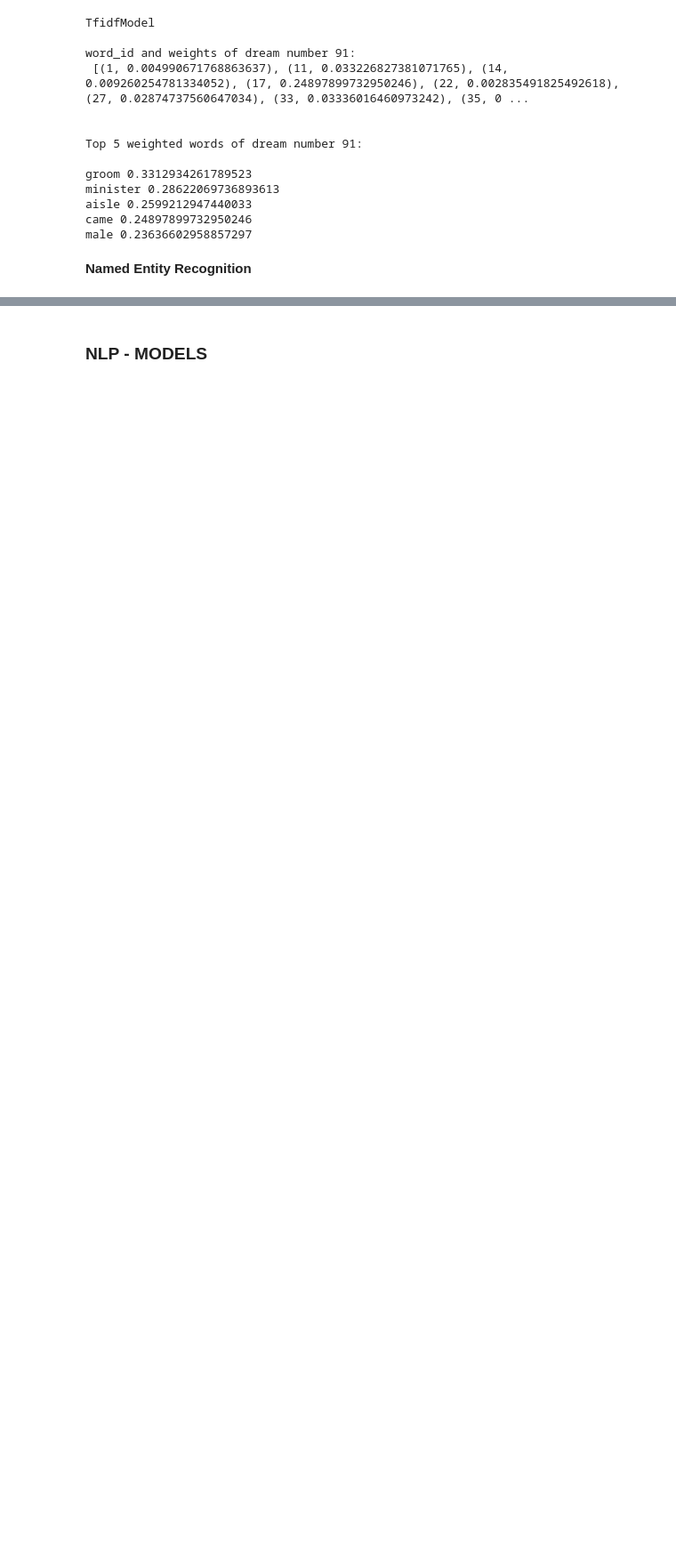
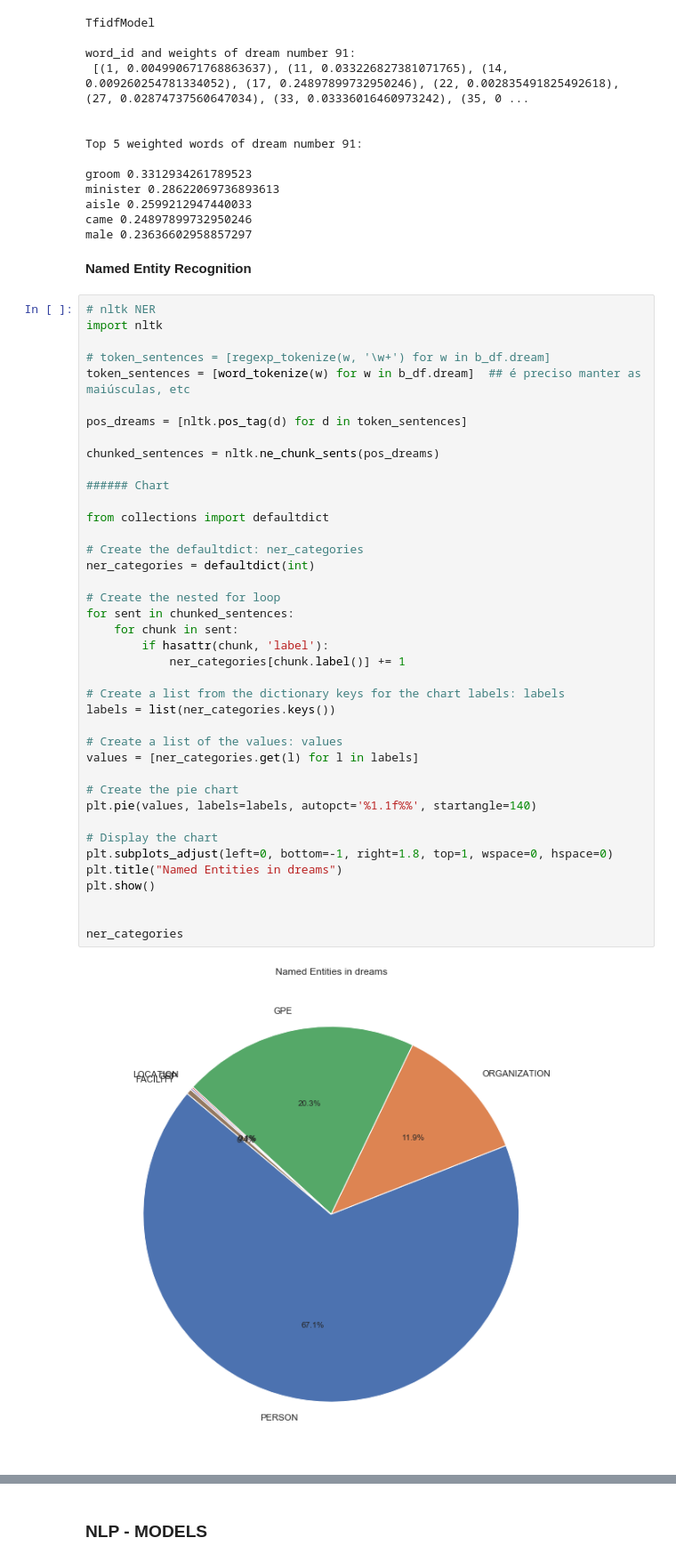
Before and after one commit to MigBap/dreambank, a Jupyter notebook: dreamresearch.net_data.ipynb, the cells around one changed output, grey strips where cells are left out. Shown at 89% size. Cells and saved outputs as stored; diff of their text form; blank space fills up the shorter version.

```diff
--- a/dreamresearch.net_data.ipynb
+++ b/dreamresearch.net_data.ipynb
@@ -854,3 +853,45 @@ came 0.24897899732950246
 male 0.23636602958857297
 # %% [markdown]
 **Named Entity Recognition**
+# %%
+# nltk NER
+import nltk
+
+# token_sentences = [regexp_tokenize(w, '\w+') for w in b_df.dream]
+token_sentences = [word_tokenize(w) for w in b_df.dream]  ## é preciso manter as maiúsculas, etc
+
+pos_dreams = [nltk.pos_tag(d) for d in token_sentences]
+
+chunked_sentences = nltk.ne_chunk_sents(pos_dreams)
+
+###### Chart
+
+from collections import defaultdict
+
+# Create the defaultdict: ner_categories
+ner_categories = defaultdict(int)
+
+# Create the nested for loop
+for sent in chunked_sentences:
+    for chunk in sent:
+        if hasattr(chunk, 'label'):
+            ner_categories[chunk.label()] += 1
+
+# Create a list from the dictionary keys for the chart labels: labels
+labels = list(ner_categories.keys())
+
+# Create a list of the values: values
+values = [ner_categories.get(l) for l in labels]
+
+# Create the pie chart
+plt.pie(values, labels=labels, autopct='%1.1f%%', startangle=140)
+
+# Display the chart
+plt.subplots_adjust(left=0, bottom=-1, right=1.8, top=1, wspace=0, hspace=0)
+plt.title("Named Entities in dreams")
+plt.show()
+
+
+ner_categories
+# %% [output]
+[figure, added]
```
Also changed, not shown: parts of 25 cells of this notebook.
